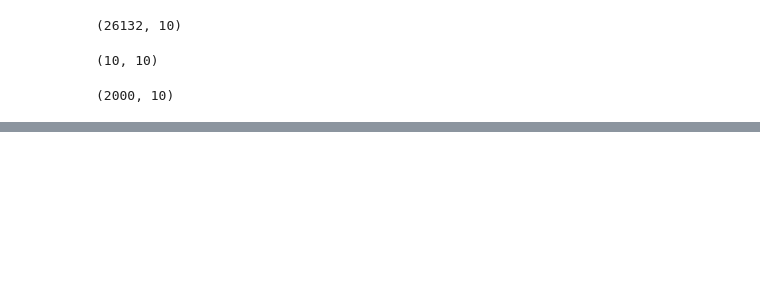
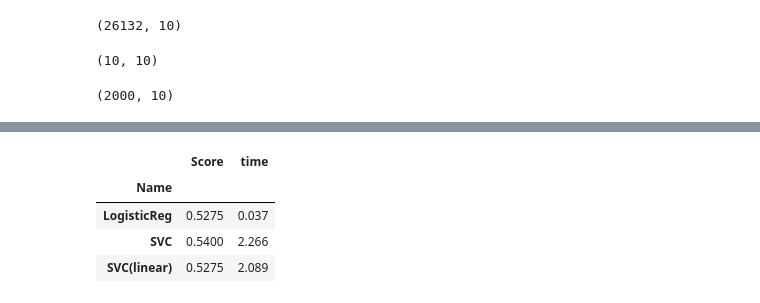
Before and after one commit to Queie/TensorFlow, a Jupyter notebook: Web/04.Text Web Mining.ipynb, the cells around one changed output, grey strips where cells are left out. Drawn from its saved outputs; the diff is of its cells as text; code cells hidden in the pictures; blank space fills up the shorter version.

```diff
--- a/Web/04.Text Web Mining.ipynb
+++ b/Web/04.Text Web Mining.ipynb
@@ -413,8 +417,3 @@ dict_word's length 26132
  'scari': 3,
  'threw': 7,
  'unexpect': 1}
-# %%
-from itertools import islice
-
-for i in islice(range(10), 5):
-    print i
@@ -434,0 +1108,46 @@ it.islice
+# %%
+cnt_train, cnt_test = 0, 0
+for r in reviews_pos:
+    name_pos = r.tags[0]
+    if int(name_pos.split('_')[1]) >= int(training_size/2.):
+        test_d2v[cnt_test] = model_d2v.docvecs[name_pos]
+        test_labels[cnt_test] = 1
+        cnt_test +=1
+    else:
+        train_d2v[cnt_train] = model_d2v.docvecs[name_pos]
+        train_labels[cnt_train] = 1
+        cnt_train +=1
+# %%
+for r in reviews_neg:
+    name_neg = r.tags[0]
+    if int(name_neg.split('_')[1])>= int(training_size/2.):
+        test_d2v[cnt_test] = model_d2v.docvecs[name_neg]
+        test_labels[cnt_test] = 0
+        cnt_test +=1
+    else:
+        train_d2v[cnt_train] = model_d2v.docvecs[name_neg]
+        train_labels[cnt_train] = 0
+        cnt_train +=1
+# %%
+#train log regre
+from sklearn.linear_model import LogisticRegression
+from sklearn.svm import SVC
+functions = [('LogisticReg', LogisticRegression() ),
+             ('SVC', SVC()),
+             ('SVC(linear)', SVC(kernel = 'linear')),]
+
+result = []
+for name, clf in functions:
+    t0 = time()
+    clf.fit(train_d2v, train_labels)
+    result.append([name, clf.score( test_d2v, test_labels), round(time()-t0, 3)])
+
+import pandas as pd
+df = pd.DataFrame(result, columns=['Name', 'Score', 'time'])
+df.set_index('Name')
+# %% [output]
+|  | Score | time |
+| Name |  |  |
+| LogisticReg | 0.5275 | 0.037 |
+| SVC | 0.5400 | 2.266 |
+| SVC(linear) | 0.5275 | 2.089 |
```
Also changed, not shown: parts of 79 cells of this notebook.
